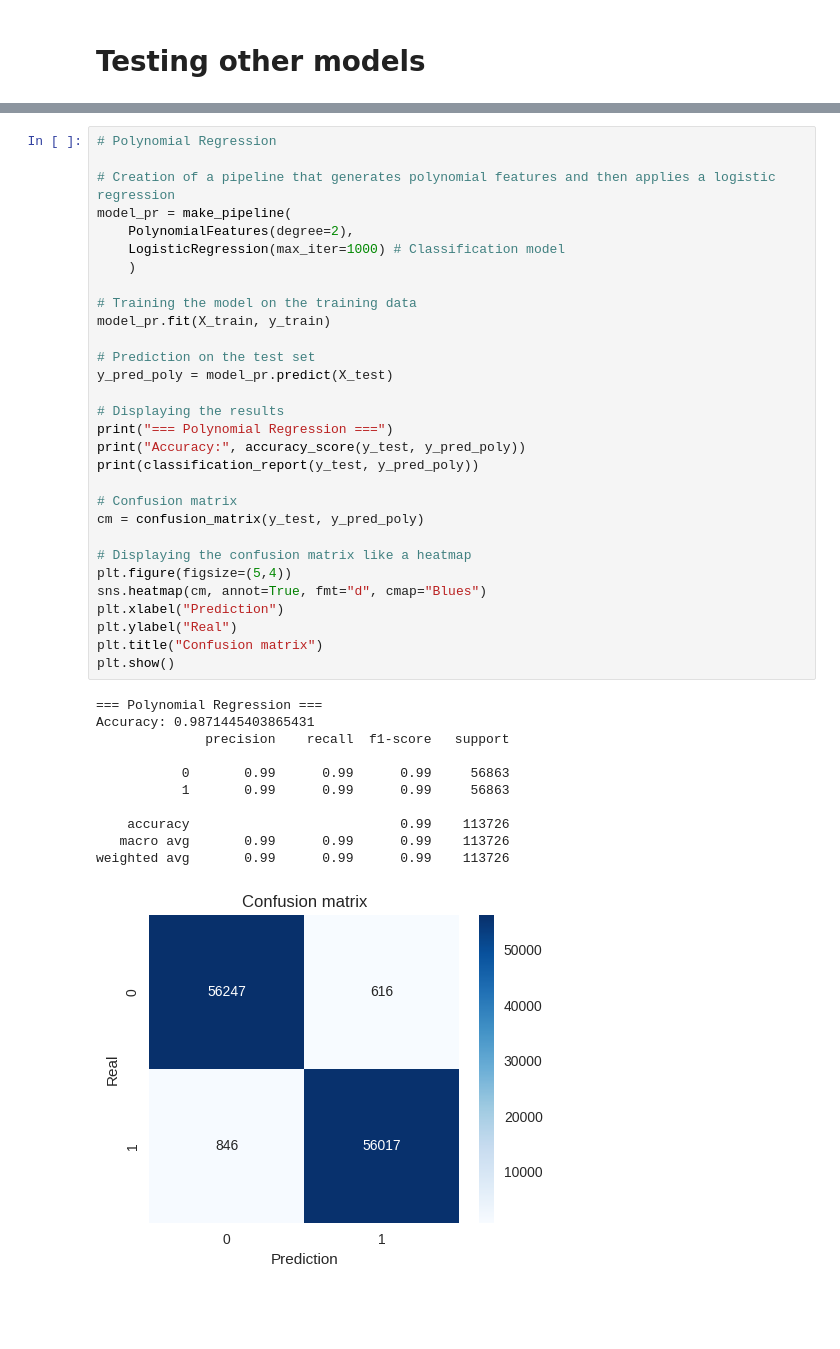
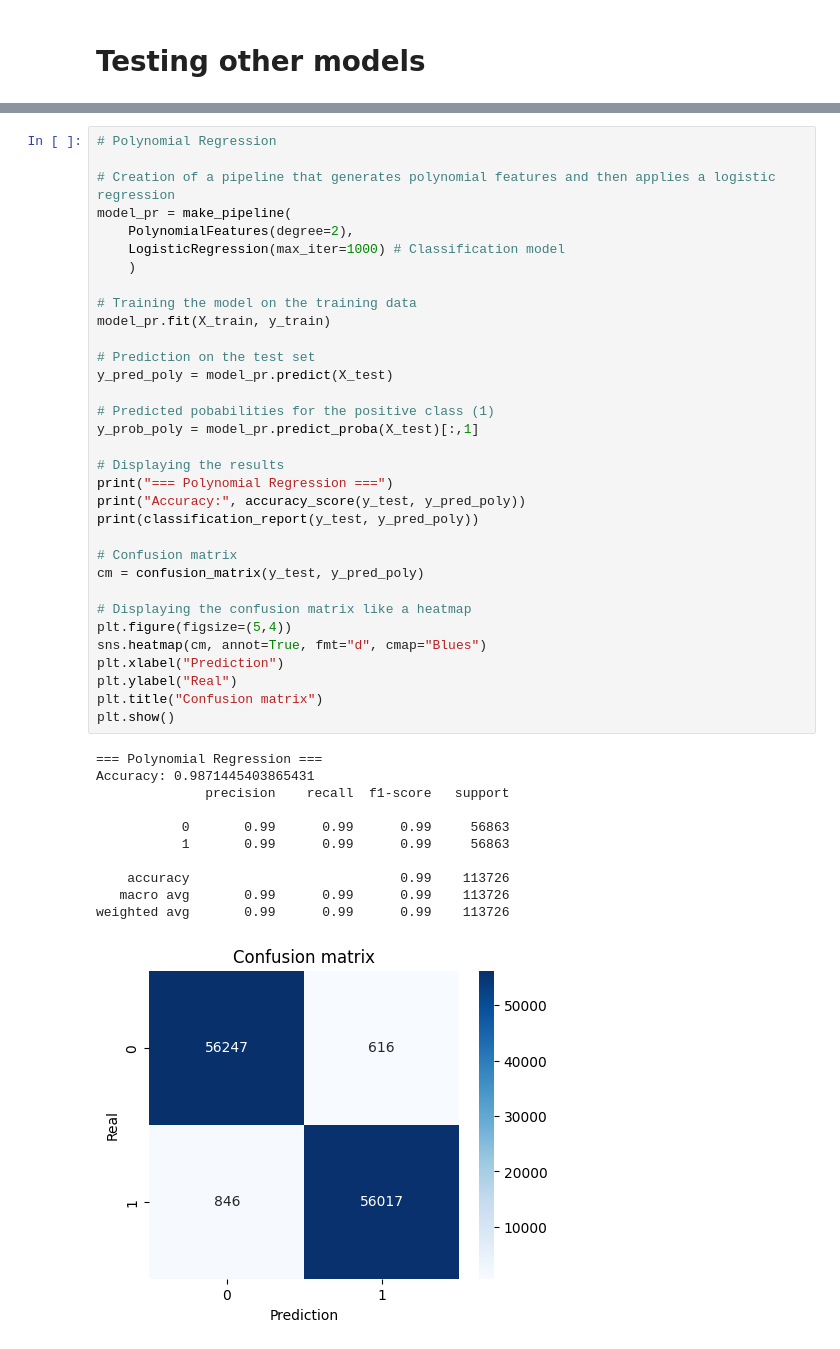
Before and after one commit to Camille170504/MachineLearning_Project, a Jupyter notebook: Models_Preprocessing.ipynb, the cells around one changed output, grey strips where cells are left out. Drawn from its saved outputs; the diff is of its cells as text; blank space fills up the shorter version.

```diff
--- a/Models_Preprocessing.ipynb
+++ b/Models_Preprocessing.ipynb
@@ -357,31 +360,34 @@ model_pr.fit(X_train, y_train)
 
 # Prediction on the test set
 y_pred_poly = model_pr.predict(X_test)
+
+# Predicted pobabilities for the positive class (1)
+y_prob_poly = model_pr.predict_proba(X_test)[:,1]
 
 # Displaying the results
 print("=== Polynomial Regression ===")
 print("Accuracy:", accuracy_score(y_test, y_pred_poly))
 print(classification_report(y_test, y_pred_poly))
 
 # Confusion matrix
 cm = confusion_matrix(y_test, y_pred_poly)
 
 # Displaying the confusion matrix like a heatmap
 plt.figure(figsize=(5,4))
 sns.heatmap(cm, annot=True, fmt="d", cmap="Blues")
 plt.xlabel("Prediction")
 plt.ylabel("Real")
 plt.title("Confusion matrix")
 plt.show()
 # %% [output]
 === Polynomial Regression ===
 Accuracy: 0.9871445403865431
               precision    recall  f1-score   support
 
            0       0.99      0.99      0.99     56863
            1       0.99      0.99      0.99     56863
 
     accuracy                           0.99    113726
    macro avg       0.99      0.99      0.99    113726
 weighted avg       0.99      0.99      0.99    113726
-[figure, old version]
+[figure, new version]
```
Also changed, not shown: parts of 16 cells of this notebook.
